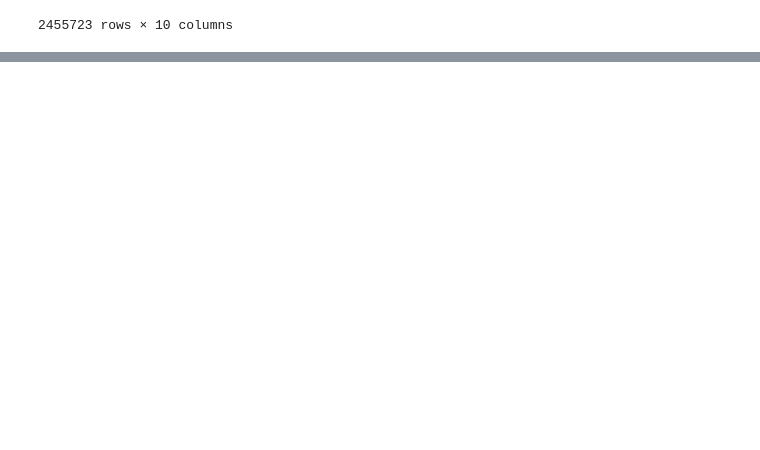
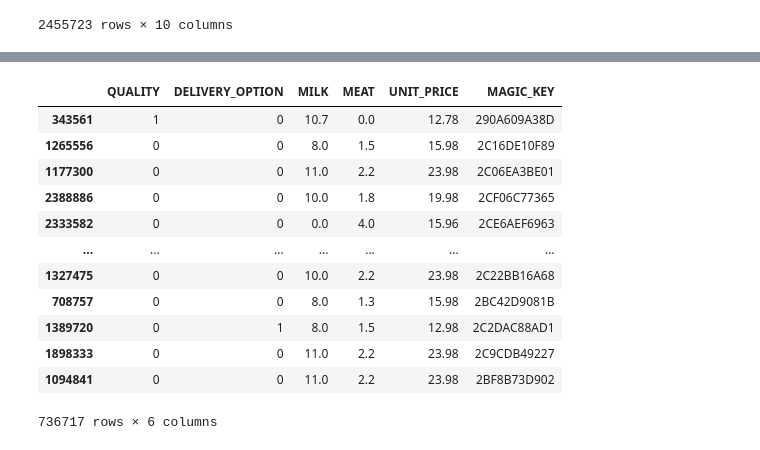
Before and after one commit to shuvo881/Robi-Datathon-3.0-kaggle-computation-, a Jupyter notebook: Problem 1.ipynb, the cells around one changed output, grey strips where cells are left out. Drawn from its saved outputs; the diff is of its cells as text; code cells hidden in the pictures; blank space fills up the shorter version.

```diff
--- a/Problem 1.ipynb
+++ b/Problem 1.ipynb
@@ -411,0 +487,3 @@ merged_df
+# %%
+y = df_dropped['PURCHASE']
+y
@@ -411,0 +503,19 @@ merged_df
+# %%
+
+X_train, X_test, y_train, y_test = train_test_split(X, y, test_size=0.3, random_state=42)
+# %%
+X_test
+# %% [output]
+|  | QUALITY | DELIVERY_OPTION | MILK | MEAT | UNIT_PRICE | MAGIC_KEY |
+| 343561 | 1 | 0 | 10.7 | 0.0 | 12.78 | 290A609A38D |
+| 1265556 | 0 | 0 | 8.0 | 1.5 | 15.98 | 2C16DE10F89 |
+| 1177300 | 0 | 0 | 11.0 | 2.2 | 23.98 | 2C06EA3BE01 |
+| 2388886 | 0 | 0 | 10.0 | 1.8 | 19.98 | 2CF06C77365 |
+| 2333582 | 0 | 0 | 0.0 | 4.0 | 15.96 | 2CE6AEF6963 |
+| ... | ... | ... | ... | ... | ... | ... |
+| 1327475 | 0 | 0 | 10.0 | 2.2 | 23.98 | 2C22BB16A68 |
+| 708757 | 0 | 0 | 8.0 | 1.3 | 15.98 | 2BC42D9081B |
+| 1389720 | 0 | 1 | 8.0 | 1.5 | 12.98 | 2C2DAC88AD1 |
+| 1898333 | 0 | 0 | 11.0 | 2.2 | 23.98 | 2C9CDB49227 |
+| 1094841 | 0 | 0 | 11.0 | 2.2 | 23.98 | 2BF8B73D902 |
+736717 rows × 6 columns
```
Also changed, not shown: parts of 19 cells of this notebook.
